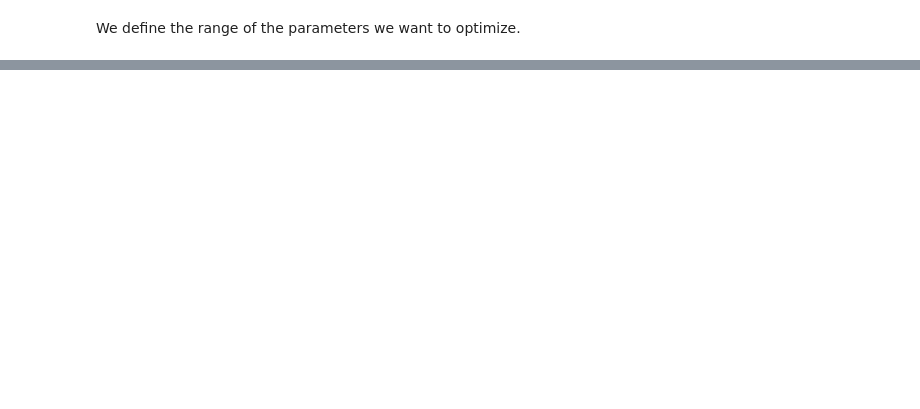
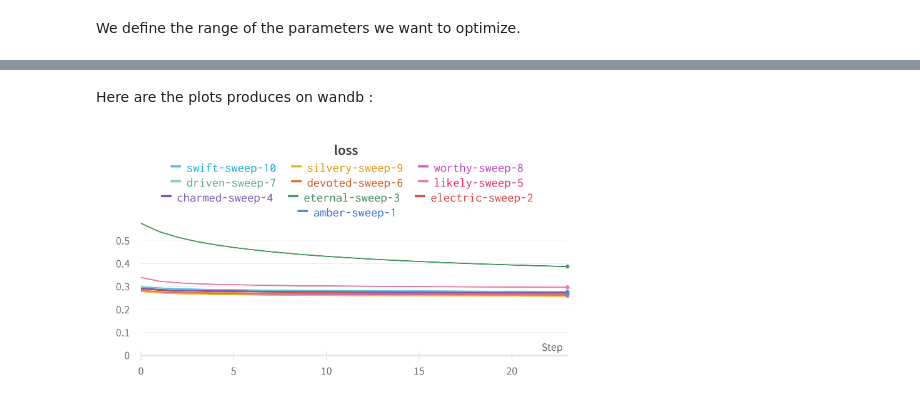
Before and after one commit to JustinAgnr/DM_ML, a Jupyter notebook: DM_ML_Part1.ipynb, the cells around one changed output, grey strips where cells are left out. Saved outputs shown, nothing was run; the diff lists cells and outputs as text; code cells hidden in the pictures; blank space fills up the shorter version.

```diff
--- a/DM_ML_Part1.ipynb
+++ b/DM_ML_Part1.ipynb
@@ -304,0 +311,7 @@ wandb.agent(sweep_id, function=train, count=count)
+# %% [markdown]
+Here are the plots produces on wandb :
+# %%
+from IPython.display import Image
+Image(filename='lossv1.png', width = 500)
+# %% [output]
+[figure, added]
```
Also changed, not shown: parts of 25 cells of this notebook.
